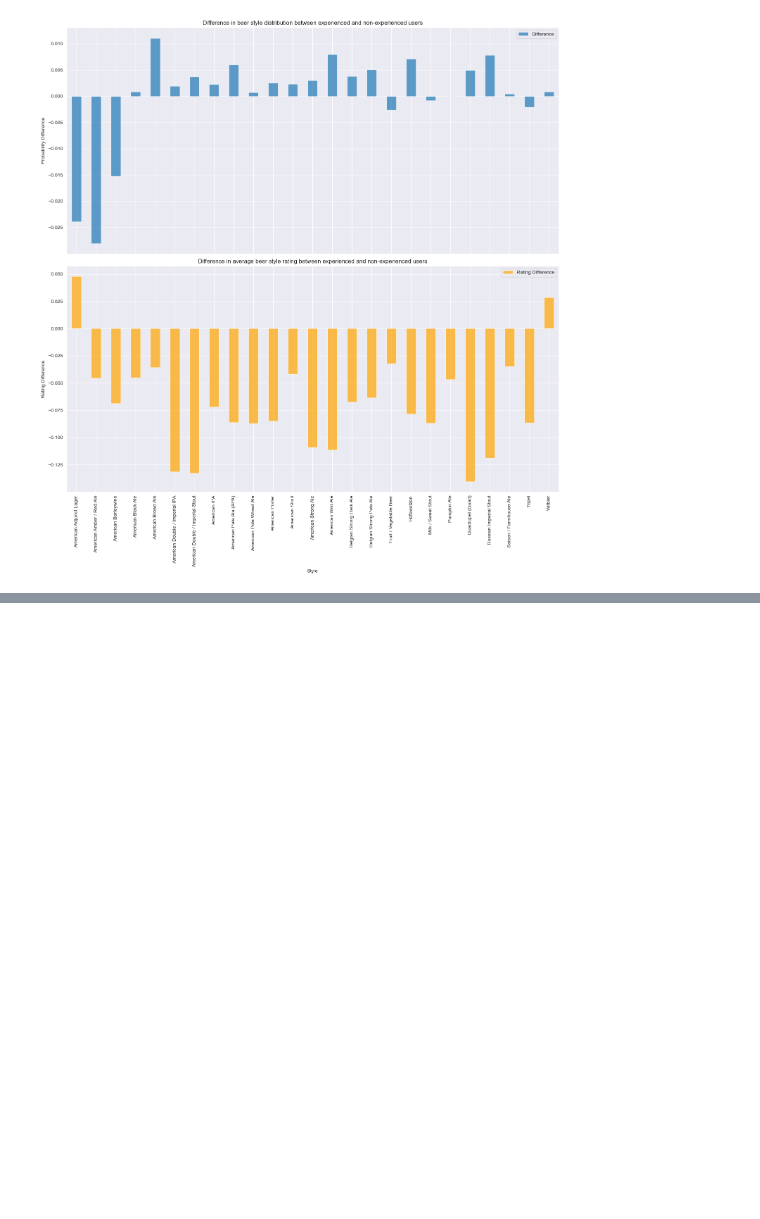
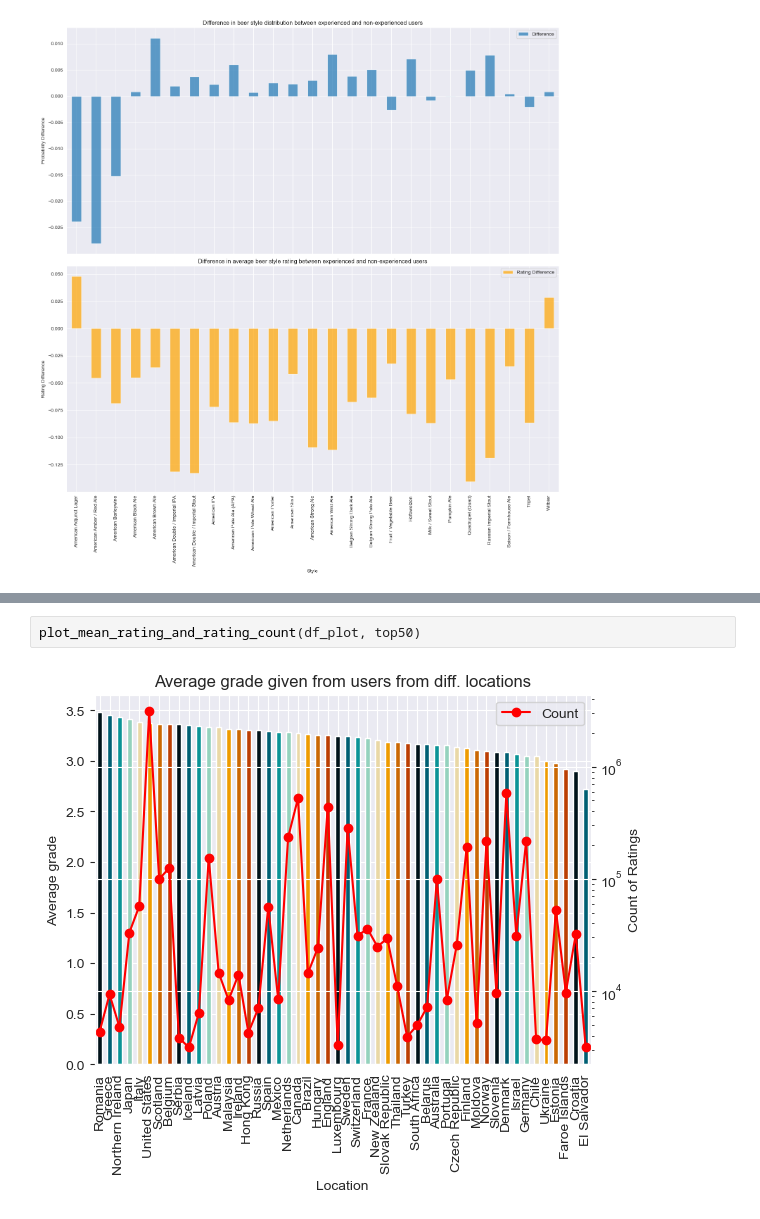
Before and after one commit to epfl-ada/ada-2024-project-thefivedatawranglers, a Jupyter notebook: results.ipynb, the cells around one changed output, grey strips where cells are left out. Cells and saved outputs as stored; diff of their text form; blank space fills up the shorter version.

```diff
--- a/results.ipynb
+++ b/results.ipynb
@@ -21,0 +46,4 @@ plot_combined_distribution_and_rating_difference(plot_df, rating_diff_df)
+# %%
+plot_mean_rating_and_rating_count(df_plot, top50)
+# %% [output]
+[figure, added]
```
Also changed, not shown: parts of 9 cells of this notebook, 2 other files.
